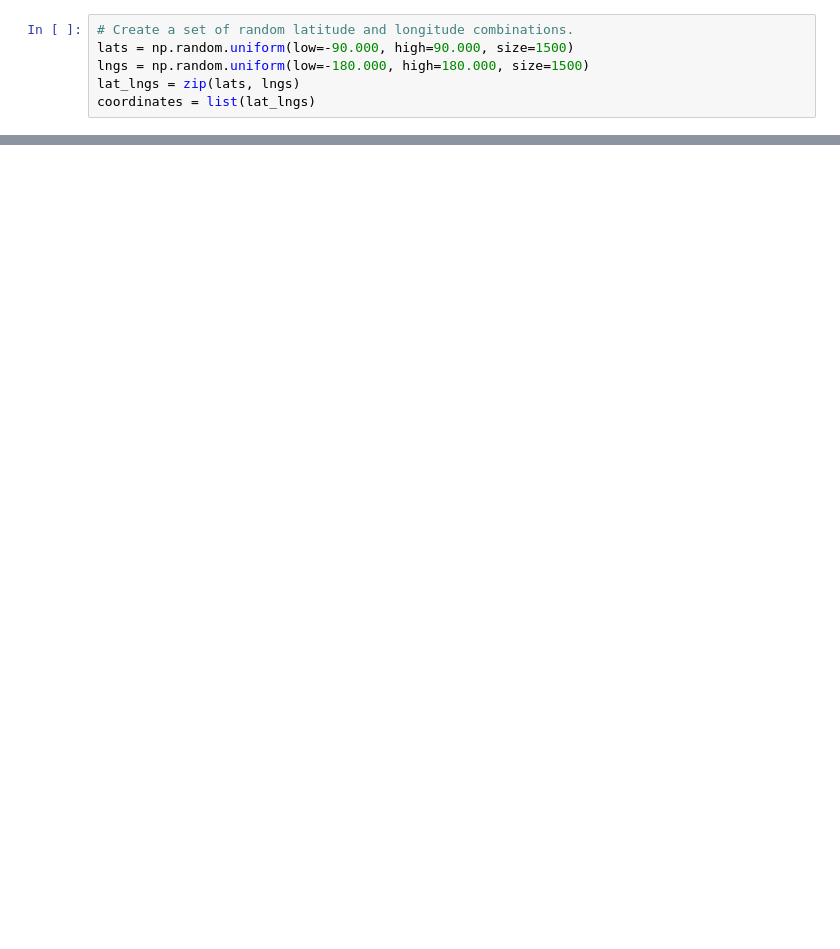
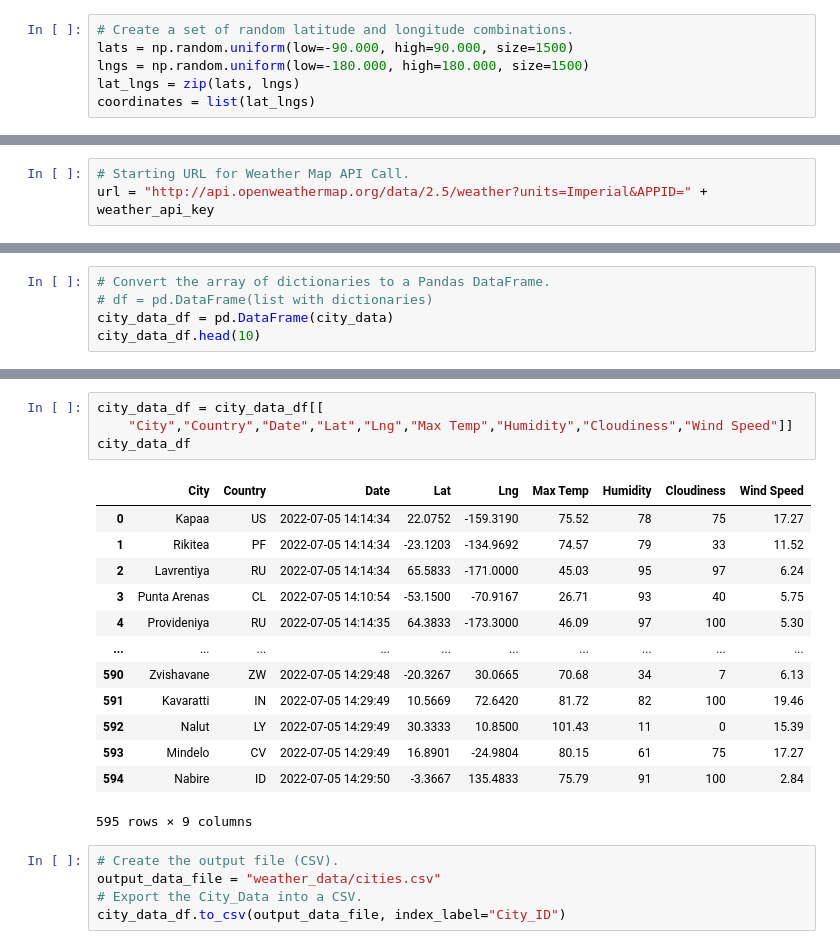
Before and after one commit to yingko123/World_Weather_Analysis, a Jupyter notebook: WeatherPy.ipynb, the cells around one changed output, grey strips where cells are left out. Cells and saved outputs as stored; diff of their text form; blank space fills up the shorter version.

Commit message:
update with city data df

```diff
--- a/WeatherPy.ipynb
+++ b/WeatherPy.ipynb
@@ -25,0 +30,3 @@ len(cities)
+# %%
+# Starting URL for Weather Map API Call.
+url = "http://api.openweathermap.org/data/2.5/weather?units=Imperial&APPID=" + weather_api_key
@@ -25,0 +121,5 @@ len(cities)
+# %%
+# Convert the array of dictionaries to a Pandas DataFrame.
+# df = pd.DataFrame(list with dictionaries)
+city_data_df = pd.DataFrame(city_data)
+city_data_df.head(10)
@@ -25,0 +157,23 @@ len(cities)
+# %%
+city_data_df = city_data_df[[
+    "City","Country","Date","Lat","Lng","Max Temp","Humidity","Cloudiness","Wind Speed"]]
+city_data_df
+# %% [output]
+|  | City | Country | Date | Lat | Lng | Max Temp | Humidity | Cloudiness | Wind Speed |
+| 0 | Kapaa | US | 2022-07-05 14:14:34 | 22.0752 | -159.3190 | 75.52 | 78 | 75 | 17.27 |
+| 1 | Rikitea | PF | 2022-07-05 14:14:34 | -23.1203 | -134.9692 | 74.57 | 79 | 33 | 11.52 |
+| 2 | Lavrentiya | RU | 2022-07-05 14:14:34 | 65.5833 | -171.0000 | 45.03 | 95 | 97 | 6.24 |
+| 3 | Punta Arenas | CL | 2022-07-05 14:10:54 | -53.1500 | -70.9167 | 26.71 | 93 | 40 | 5.75 |
+| 4 | Provideniya | RU | 2022-07-05 14:14:35 | 64.3833 | -173.3000 | 46.09 | 97 | 100 | 5.30 |
+| ... | ... | ... | ... | ... | ... | ... | ... | ... | ... |
+| 590 | Zvishavane | ZW | 2022-07-05 14:29:48 | -20.3267 | 30.0665 | 70.68 | 34 | 7 | 6.13 |
+| 591 | Kavaratti | IN | 2022-07-05 14:29:49 | 10.5669 | 72.6420 | 81.72 | 82 | 100 | 19.46 |
+| 592 | Nalut | LY | 2022-07-05 14:29:49 | 30.3333 | 10.8500 | 101.43 | 11 | 0 | 15.39 |
+| 593 | Mindelo | CV | 2022-07-05 14:29:49 | 16.8901 | -24.9804 | 80.15 | 61 | 75 | 17.27 |
+| 594 | Nabire | ID | 2022-07-05 14:29:50 | -3.3667 | 135.4833 | 75.79 | 91 | 100 | 2.84 |
+595 rows × 9 columns
+# %%
+# Create the output file (CSV).
+output_data_file = "weather_data/cities.csv"
+# Export the City_Data into a CSV.
+city_data_df.to_csv(output_data_file, index_label="City_ID")
```
Also changed, not shown: parts of 7 cells of this notebook.
